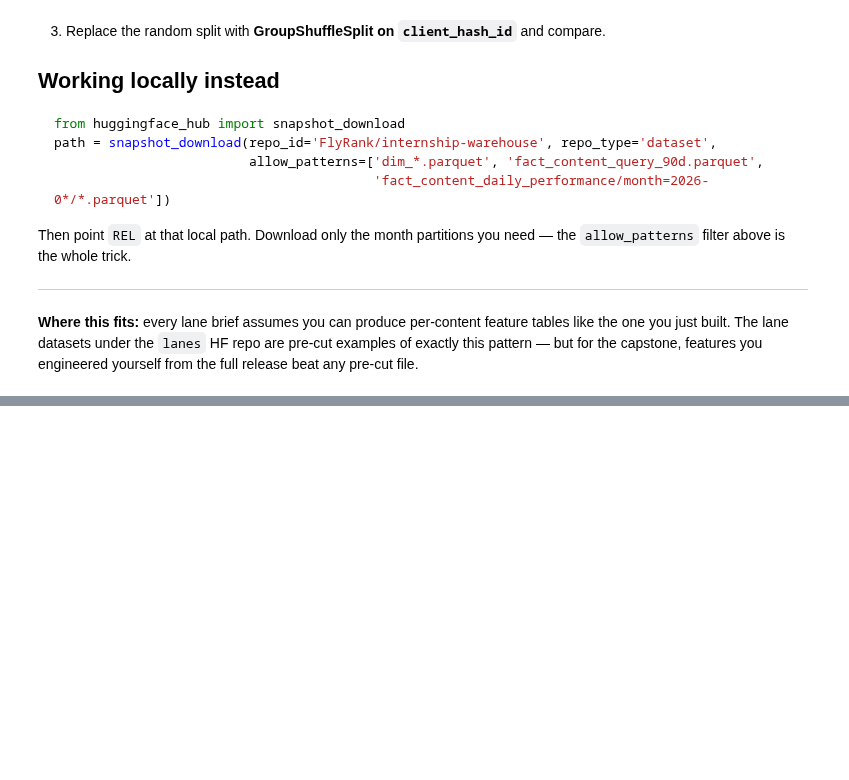
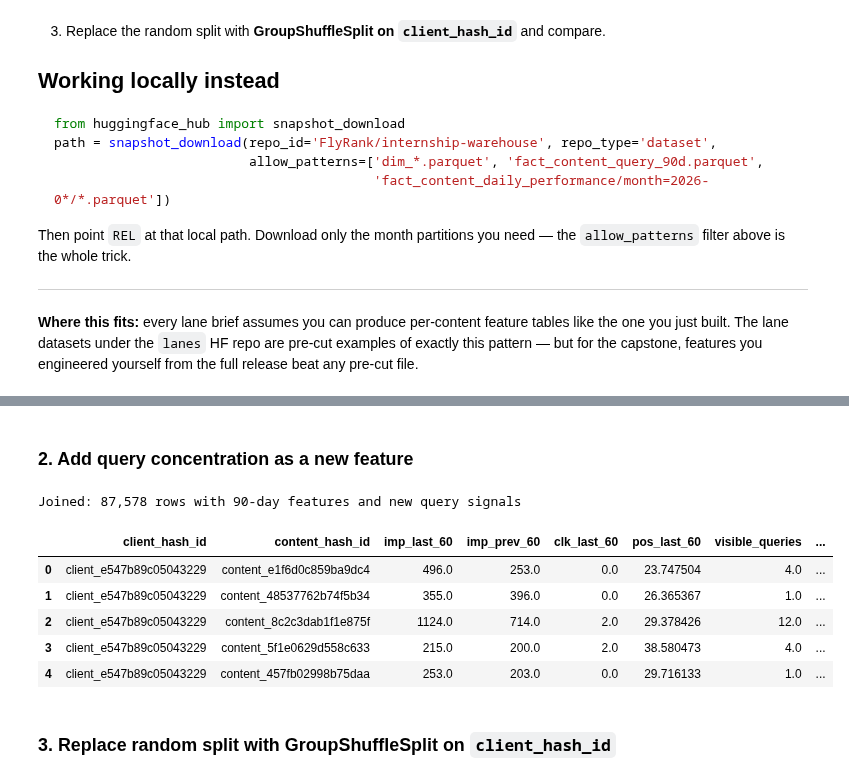
Before and after one commit to gardasvara/FlyrankAI-Machine-Learning-Intern-Pack, a Jupyter notebook: notebooks/03_working_with_the_full_release.ipynb, the cells around one changed output, grey strips where cells are left out. Saved outputs shown, nothing was run; the diff lists cells and outputs as text; code cells hidden in the pictures; blank space fills up the shorter version.

```diff
--- a/notebooks/03_working_with_the_full_release.ipynb
+++ b/notebooks/03_working_with_the_full_release.ipynb
@@ -183,0 +240,21 @@ release beat any pre-cut file.
+# %%
+features_90d = con.sql(f"""
+    WITH bounds AS (
+        SELECT MAX(report_date) AS end_d FROM {TABLES['fact_daily']}
+    ),
+    windowed AS (
+        SELECT f.client_hash_id, f.content_hash_id,
+               SUM(CASE WHEN f.report_date >  b.end_d - INTERVAL 60 DAY THEN f.gsc_impressions ELSE 0 END) AS imp_last_60,
+               SUM(CASE WHEN f.report_date <= b.end_d - INTERVAL 60 DAY THEN f.gsc_impressions ELSE 0 END) AS imp_prev_60,
+               SUM(CASE WHEN f.report_date >  b.end_d - INTERVAL 60 DAY THEN f.gsc_clicks ELSE 0 END)      AS clk_last_60,
+               AVG(CASE WHEN f.report_date >  b.end_d - INTERVAL 60 DAY THEN f.gsc_avg_position END)       AS pos_last_60
+        FROM {TABLES['fact_daily']} f, bounds b
+        WHERE f.report_date > b.end_d - INTERVAL 90 DAY
+        GROUP BY 1, 2
+        HAVING imp_prev_60 >= 200 -- Custom threshold for 90-day window
+    )
+    SELECT * FROM windowed
+""").df()
+
+print(f'{len(features_90d):,} content items with enough history (90-day window)')
+display(features_90d.head())
@@ -183,0 +269,35 @@ release beat any pre-cut file.
+# %% [markdown]
+### 2. Add query concentration as a new feature
+# %%
+import pandas as pd
+
+# Recalculate qsignals to ensure it's up-to-date and to add the new feature
+qsignals_new = con.sql(f"""
+    SELECT content_hash_id,
+           ANY_VALUE(content_visible_query_count)     AS visible_queries,
+           ANY_VALUE(rare_impressions_share)          AS rare_share,
+           ANY_VALUE(anonymized_impressions_share)    AS anon_share,
+           MAX(impressions_90d)                       AS top_query_impressions,
+           SUM(impressions_90d)                       AS kept_impressions
+    FROM {TABLES['fact_query_90d']}
+    GROUP BY content_hash_id
+""").df()
+
+qsignals_new['top_query_share'] = qsignals_new['top_query_impressions'] / qsignals_new['kept_impressions']
+# New feature: query concentration
+qsignals_new['query_concentration'] = qsignals_new['visible_queries'] / qsignals_new['kept_impressions']
+
+# Merge with the new 90-day features
+data_90d = features_90d.merge(qsignals_new, on='content_hash_id', how='left')
+print(f'Joined: {len(data_90d):,} rows with 90-day features and new query signals')
+display(data_90d.head())
+# %% [output]
+Joined: 87,578 rows with 90-day features and new query signals
+|  | client_hash_id | content_hash_id | imp_last_60 | imp_prev_60 | clk_last_60 | pos_last_60 | visible_queries | ... |
+| 0 | client_e547b89c05043229 | content_e1f6d0c859ba9dc4 | 496.0 | 253.0 | 0.0 | 23.747504 | 4.0 | ... |
+| 1 | client_e547b89c05043229 | content_48537762b74f5b34 | 355.0 | 396.0 | 0.0 | 26.365367 | 1.0 | ... |
+| 2 | client_e547b89c05043229 | content_8c2c3dab1f1e875f | 1124.0 | 714.0 | 2.0 | 29.378426 | 12.0 | ... |
+| 3 | client_e547b89c05043229 | content_5f1e0629d558c633 | 215.0 | 200.0 | 2.0 | 38.580473 | 4.0 | ... |
+| 4 | client_e547b89c05043229 | content_457fb02998b75daa | 253.0 | 203.0 | 0.0 | 29.716133 | 1.0 | ... |
+# %% [markdown]
+### 3. Replace random split with GroupShuffleSplit on `client_hash_id`
```
Also changed, not shown: parts of 10 cells of this notebook.
